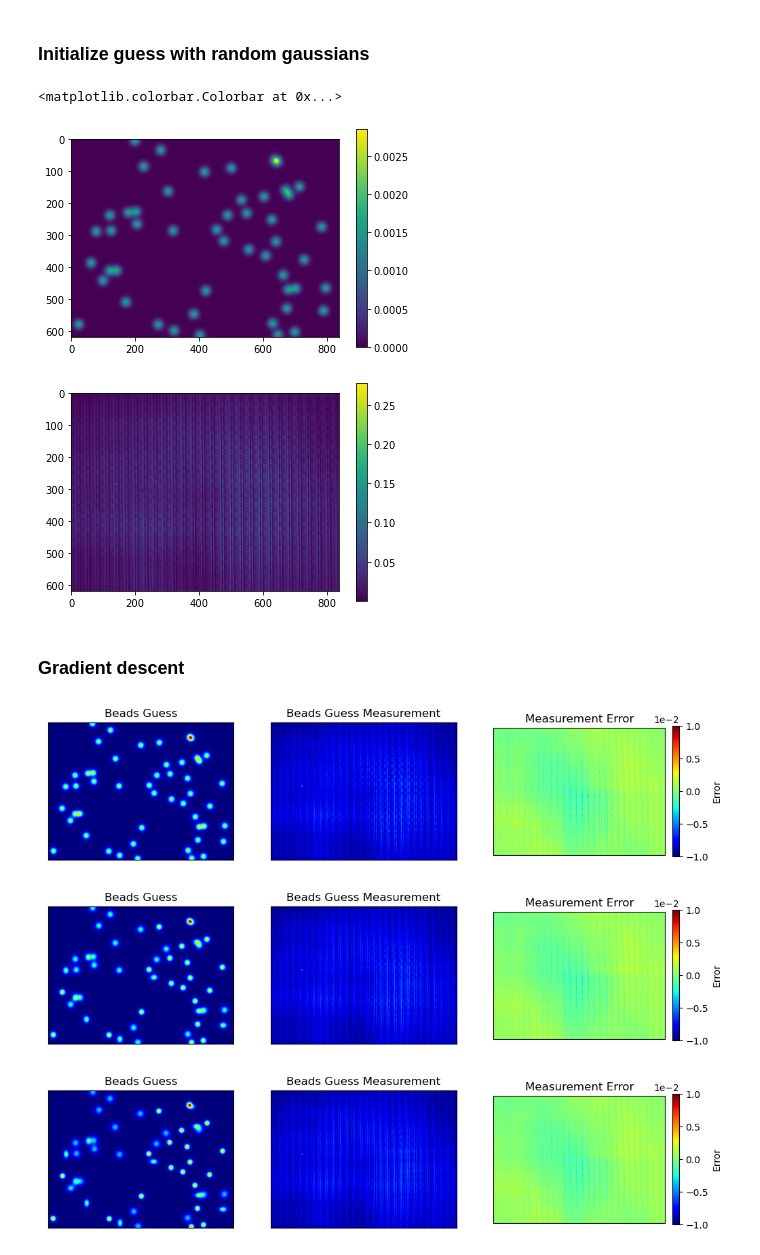
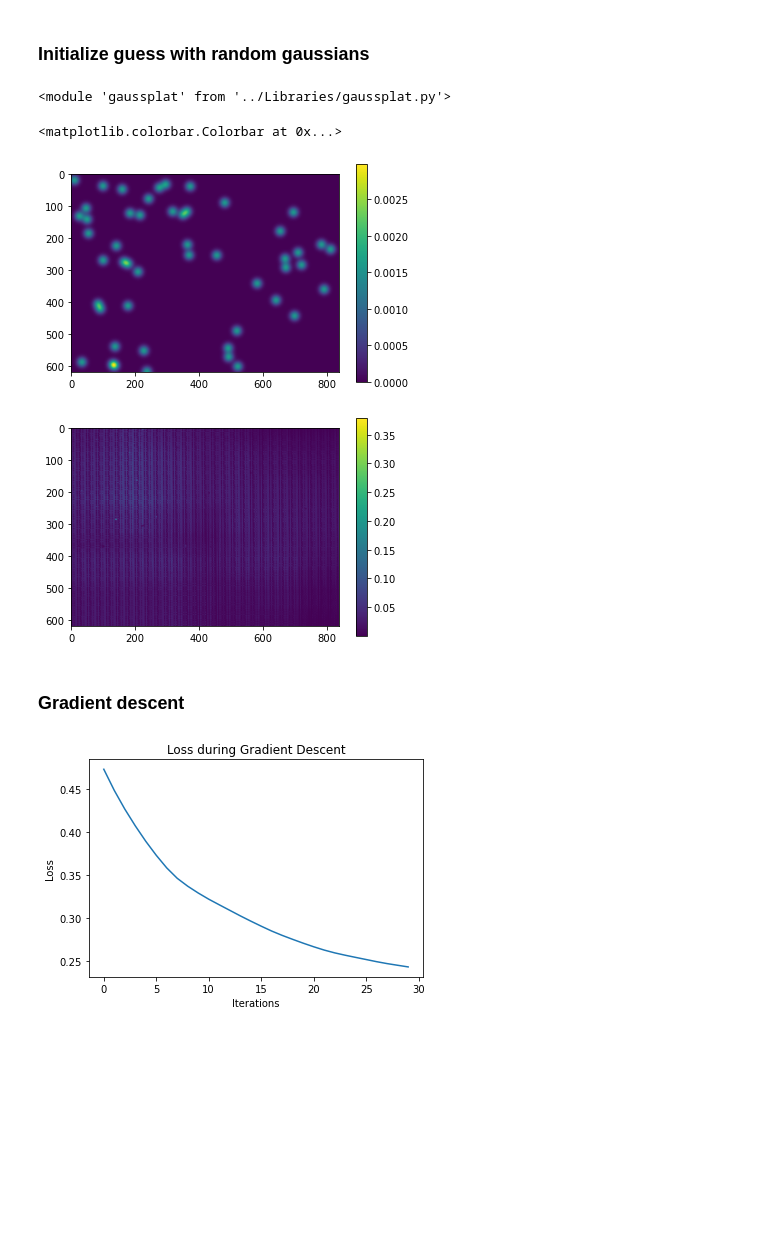
Before and after one commit to neerja/spectralmicroscope_gaussiansplatting, a Jupyter notebook: GaussSplatting/gaussian_splatting.ipynb, the cells around one changed output. Saved outputs shown, nothing was run; the diff lists cells and outputs as text; code cells hidden in the pictures; blank space fills up the shorter version.

Commit message:
Creating loss plot over mux, muy

```diff
--- a/GaussSplatting/gaussian_splatting.ipynb
+++ b/GaussSplatting/gaussian_splatting.ipynb
@@ -127,6 +127,10 @@ plt.show()
 [figure]
 # %% [markdown]
 ### Initialize guess with random gaussians
+# %%
+importlib.reload(gp)
+# %% [output]
+<module 'gaussplat' from '../Libraries/gaussplat.py'>
 # %%
 # initialize the gaussians
 
@@ -138,7 +142,7 @@ muls_init = torch.rand(K,1) * NL - NL/2
 sigxs_init = 10.
 sigys_init = 10.
 sigls_init = 5.
-lr_init = 1.
+lr_init = 10.
 [x,y,coordinates] = gp.createMeshGrid(NX, NY)
 
 # randomize the mean position; create a torch vector of [50,2] uniform sampled
@@ -163,14 +167,14 @@ plt.imshow(g_init_meas.detach().numpy())
 plt.colorbar()
 # %% [output]
 <matplotlib.colorbar.Colorbar at 0x...>
-[figure, old version]
+[figure, new version]
-[figure, old version]
+[figure, new version]
 # %% [markdown]
 ### Gradient descent
 # %%
 # Set number of iterations and initialize the loss tracker
 # Need to rerun initialize random gaussian guess cells every time **
-max_iters = 20
+max_iters = 30
 thresh = 1e-4
 loss_GD = []
 frames = []
@@ -218,37 +222,33 @@ for i in range(max_iters):
         cbar.ax.yaxis.set_major_formatter(ticker.ScalarFormatter())
         cbar.ax.yaxis.get_major_formatter().set_powerlimits((0,0))  # Adjust the limits for scientific notation
 
-        plt.show()
-
         frames.append(fig)  # Append the figure to the frames list
         plt.close(fig)
 
 
     # Compute loss (difference between computed measurement and true measurement)
     loss = torch.norm(computed_measurement - gt_measurement)
 
     # Store loss, parameters of guess, and check for learning
     loss_GD.append(loss.item())
     if i > 0: # stop if loss isn't changing
         if np.abs(loss_GD[i] - loss_GD[i-1]) < thresh:
             break
 
     # Perform a gradient step to update Gaussian parameters
     loss.backward()
 
     # Take step and reset gradients
     for k in range(K):
         g_init_beads[k].gradStep()
         g_init_beads[k].zeroGrad()
 
 # Plot the loss over iterations
 plt.figure()
 plt.plot(loss_GD)
 plt.xlabel('Iterations')
 plt.ylabel('Loss')
 plt.title('Loss during Gradient Descent')
 plt.show()
 # %% [output]
-[figure, old version]
+[figure, new version]
-[figure, removed]
-[figure, removed]
```
Also changed, not shown: parts of 1 cell of this notebook, 3 other files.
